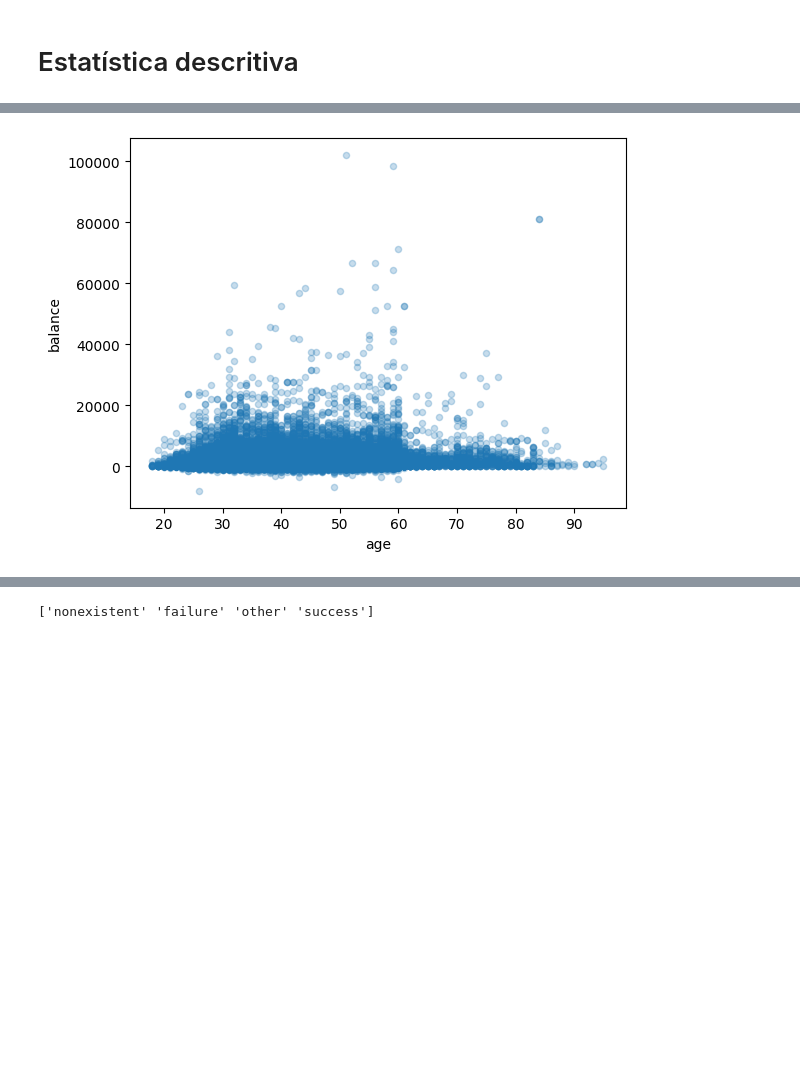
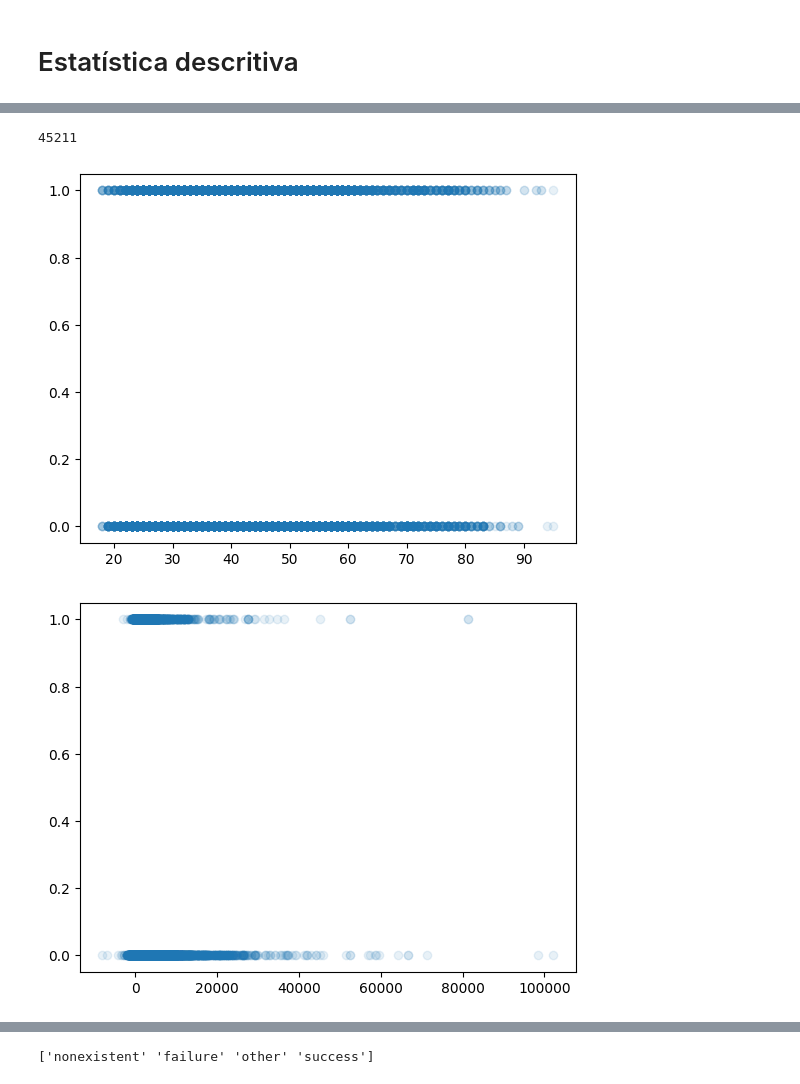
Before and after one commit to juliano-CN/analise-maketing-bancario, a Jupyter notebook: bank.ipynb, the cells around one changed output, grey strips where cells are left out. Drawn from its saved outputs; the diff is of its cells as text; code cells hidden in the pictures; blank space fills up the shorter version.

```diff
--- a/bank.ipynb
+++ b/bank.ipynb
@@ -34,8 +34,8 @@ bank_marketing = fetch_ucirepo(id=222)
 X = bank_marketing.data.features
 y = bank_marketing.data.targets
 
-#X['poutcome'].fillna(value = 'nonexistent')
-X.loc[X.poutcome.isna(), 'poutcome'] = 'nonexistent'
+X.loc[:,'pdays'] = X['pdays'].replace(-1,0)
+X.loc[:,'poutcome'] = X['poutcome'].fillna("nonexistent")
 
 df = pd.concat([y,X],axis=1)
 # %%
@@ -78,8 +78,10 @@ import numpy as np
 
 numerical_variables = ['y','age','balance','duration','campaign']#age
 
-for i in numerical_variables:
-    print(i)
-    display(df.groupby('y')[i].describe())
+#for i in numerical_variables:
+#    print(i)
+#    display(df.groupby('y')[i].describe())
+display(df['y'].value_counts())
+display(df[numerical_variables].describe())
 # %% [output]
 y
@@ -110,8 +100,18 @@ campaign
 # %%
 from pandas.plotting import scatter_matrix
-attributes = ['y','age','balance','duration','campaign']
+
+#sns.set(font_scale=1.3,rc = {'figure.figsize':(5,5)})
+#plt.figure(figsize=(5,5))
+
+ry = df.replace({'y': {'yes': 1,  'no': 0}})
+pd.set_option('future.no_silent_downcasting', True)
+print(len(ry))
+attributes = ['age','balance','duration','campaign']
+for i in attributes:
 #scatter_matrix(df[attributes], figsize=(12, 8))
-df.plot(kind='scatter',x='age',y='balance',alpha = 0.25)
-plt.show()
+    plt.scatter(x=ry[i],y=ry['y'],alpha=0.1)
+    plt.show()
 # %% [output]
+45211
-[figure, old version]
+[figure, new version]
+[figure, added]
```
Also changed, not shown: parts of 17 cells of this notebook, 2 other files.
